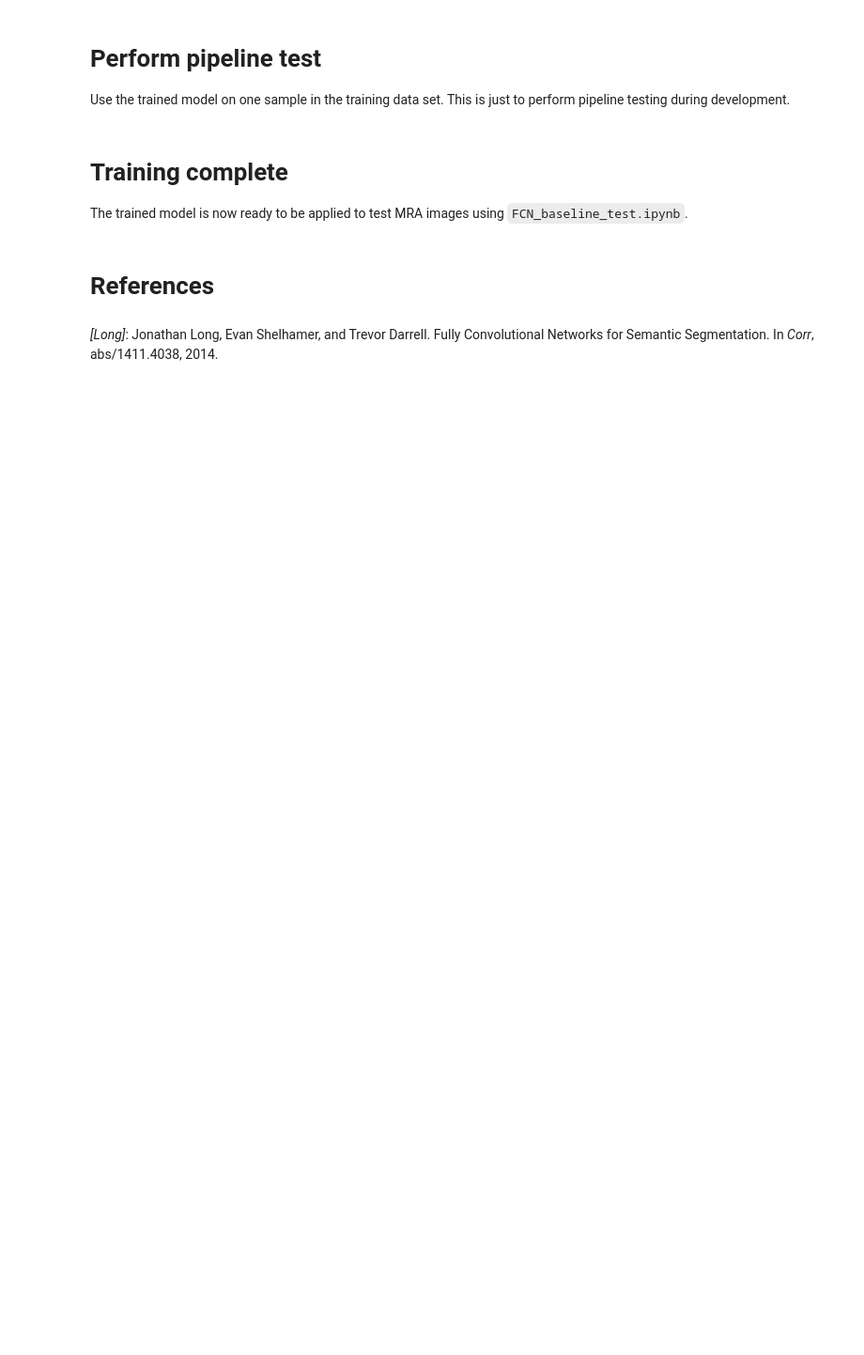
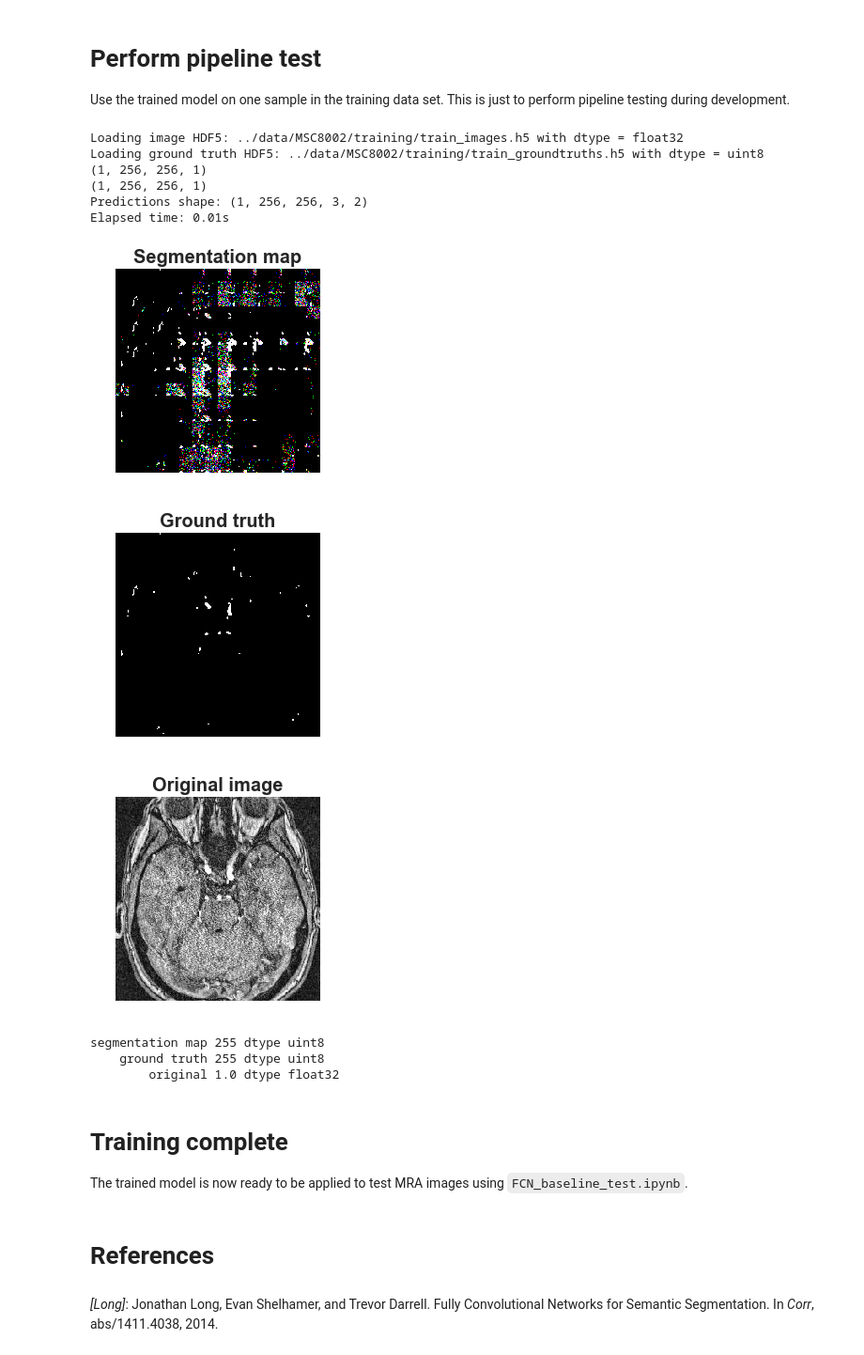
Before and after one commit to GeoffBreemer/DLToolkit, a Jupyter notebook: thesis/FCN_baseline_train.ipynb, the cells around one changed output. Shown at 94% size. Cells and saved outputs as stored; diff of their text form; code cells hidden in the pictures; blank space fills up the shorter version.

```diff
--- a/thesis/FCN_baseline_train.ipynb
+++ b/thesis/FCN_baseline_train.ipynb
@@ -279,7 +277,7 @@ _________________________________________________________________
 # Compile the model
 Set the loss function, optimiser and metric and compile the model.
 # %%
-def compile_model(model, lr):
+def compile_model(themodel, lr):
     # Set the optimiser, loss function and metrics
     if settings.TRN_LOSS == "ADAM":
         opt = Adam(lr=lr, amsgrad=settings.TRN_AMS_GRAD)
@@ -290,11 +288,9 @@ def compile_model(model, lr):
     loss = weighted_pixelwise_crossentropy_loss(class_weights)
 
     # Compile
-    model.compile(optimizer=opt, loss=loss, metrics=metrics)
+    themodel.compile(optimizer=opt, loss=loss, metrics=metrics)
 
-    return model, opt, loss
-
-model, opt, loss = compile_model(model, settings.TRN_LEARNING_RATE)
+    return themodel, opt, loss
 # %% [markdown]
 # Load data
 Load data into memory.
@@ -303,8 +299,8 @@ train_imgs = read_images(hdf5_paths[0], settings.HDF5_KEY)
 train_grndtr = read_groundtruths(hdf5_paths[1], settings.HDF5_KEY)
 
 if USE_IMAGENET:
-    train_imgs = to_rgb(train_imgs)
-    train_grndtr = to_rgb(train_grndtr)
+    train_imgs = gray_to_rgb(train_imgs)
+    train_grndtr = gray_to_rgb(train_grndtr)
 
 train_grndtr_ext_conv = convert_img_to_pred(train_grndtr,
                                         settings.NUM_CLASSES,
@@ -323,7 +319,7 @@ if USE_VALIDATION_SET:
     val_grndtr_ext_conv = convert_img_to_pred(val_grndtr,
                                           settings.NUM_CLASSES,
                                           settings.VERBOSE)
-    print("Number of validation samples: {}, gr.tr.{}\n".format(len(val_imgs), val_grndtr_ext_conv.shape))
+    print("Number of validation samples: {}".format(len(val_imgs)))
 else:
     print("Not loading a validation set.")
 # %% [output]
@@ -414,24 +404,27 @@ def perform_training(num_epoch):
 
     return hist
 # %%
+callbacks = create_callbacks()
+
 if USE_IMAGENET:
-    # First warm up the model by freezing the VGG layers
+    # First warm up the model by freezing (some of) the VGG layers and only training the
+    # deconvolution part of the model
     start_time = time.time()
     print("Stage 1: model \"warm-up\"")
     print("=================================")
-    fcn.freeze_vgg_layers(True)
+    fcn.freeze_vgg_layers(freeze=True)
     model, opt, loss = compile_model(model, settings.TRN_LEARNING_RATE_WARMUP)
     perform_training(settings.TRN_NUM_EPOCH_WARMUP)
     print("\n\nElapsed warm-up time: {:.2f} min.".format(int((time.time() - start_time))/60))
 
-    # Then unfreeze all layers and train the entire model using a very small learning rate
-    fcn.freeze_vgg_layers(False)
-    settings.TRN_LEARNING_RATE = 0.0001
-    model, opt, loss = compile_model(model, settings.TRN_LEARNING_RATE)
+    # Then unfreeze some layers and train the model using a very small learning rate to ensure
+    # the pre-trained weights do not change drastically
     print("\nStage 2: train the entire network")
     print("=================================")
+    fcn.freeze_vgg_layers(freeze=False, from_layer=15)
 
 start_time = time.time()
+model, opt, loss = compile_model(model, settings.TRN_LEARNING_RATE)
 hist = perform_training(settings.TRN_NUM_EPOCH)
 print("\n\nElapsed training time: {:.2f} min.".format(int((time.time() - start_time))/60))
 # %% [output]
@@ -470,37 +466,50 @@ train_imgs = read_images(hdf5_paths[0], settings.HDF5_KEY)
 train_grndtr = read_groundtruths(hdf5_paths[1], settings.HDF5_KEY)
 
 if USE_IMAGENET:
-    train_imgs = to_rgb(train_imgs)
-    train_grndtr = to_rgb(train_grndtr)
+    train_imgs = gray_to_rgb(train_imgs)
+    train_grndtr = gray_to_rgb(train_grndtr)
 
 # Predict
 predictions = model.predict(train_imgs, batch_size=settings.TRN_BATCH_SIZE, verbose=2)
 print("Predictions shape: {}".format(predictions.shape))
 
 # Convert predictions to images
 if USE_IMAGENET:
     predictions_imgs = convert_pred_to_img(predictions,
                                        threshold=settings.TRN_PRED_THRESHOLD,
                                        num_channels=NUM_RGB_CHANNELS,
                                        verbose=settings.VERBOSE)
 
 else:
     predictions_imgs = convert_pred_to_img(predictions,
                                        threshold=settings.TRN_PRED_THRESHOLD,
                                        num_channels=settings.IMG_CHANNELS,
                                        verbose=settings.VERBOSE)
 
 # Show a single image, ground truth and segmentation map
 show_image(np.squeeze(predictions_imgs[0]), 'Segmentation map')
 show_image(np.squeeze(train_grndtr[0]), 'Ground truth')
 show_image(np.squeeze(train_imgs[0]), 'Original image')
 
 print("segmentation map {} dtype {}".format(np.max(predictions_imgs[0]),
                                             predictions_imgs[0].dtype))
 print("    ground truth {} dtype {}".format(np.max(train_grndtr[0]),
                                             train_grndtr[0].dtype))
 print("        original {} dtype {}".format(np.max(train_imgs[0]),
                                             train_imgs[0].dtype))
+# %% [output]
+Loading image HDF5: ../data/MSC8002/training/train_images.h5 with dtype = float32
+Loading ground truth HDF5: ../data/MSC8002/training/train_groundtruths.h5 with dtype = uint8
+(1, 256, 256, 1)
+(1, 256, 256, 1)
+Predictions shape: (1, 256, 256, 3, 2)
+Elapsed time: 0.01s
+[figure, added]
+[figure, added]
+[figure, added]
+segmentation map 255 dtype uint8
+    ground truth 255 dtype uint8
+        original 1.0 dtype float32
 # %% [markdown]
 # Training complete
 The trained model is now ready to be applied to test MRA images using `FCN_baseline_test.ipynb`.
```
Also changed, not shown: parts of 7 cells of this notebook, 7 other files.
